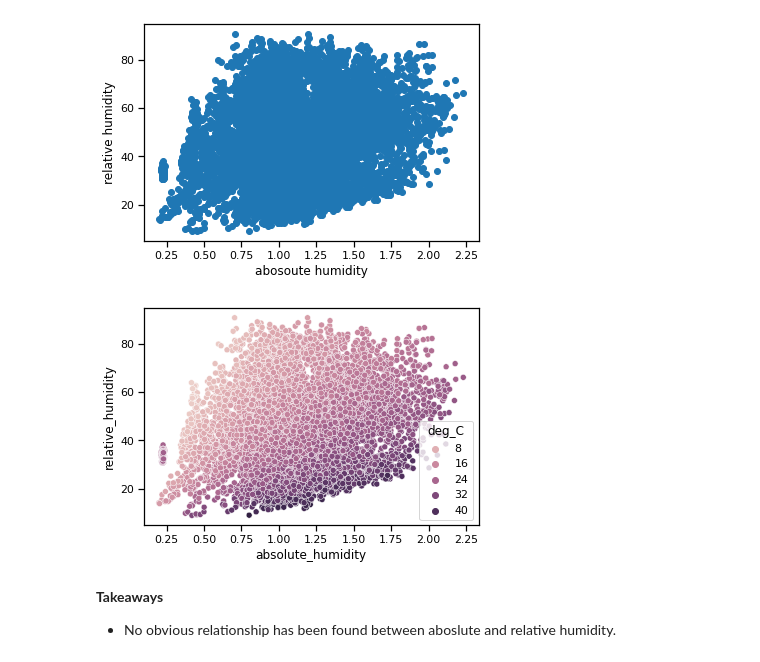
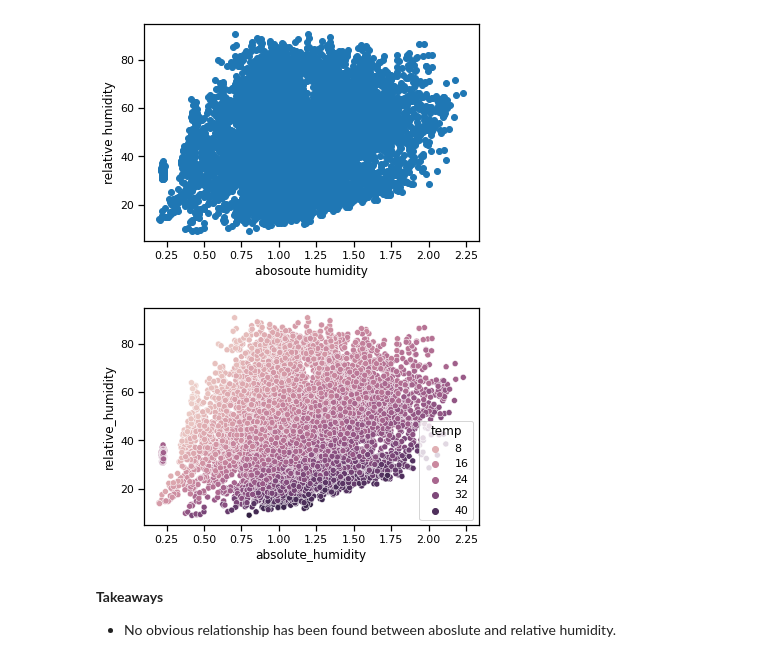
Before and after one commit to Yongliang-Shi/predicting-air-pollution, a Jupyter notebook: MVP.ipynb, the cells around one changed output. Drawn from its saved outputs; the diff is of its cells as text; code cells hidden in the pictures.

```diff
--- a/MVP.ipynb
+++ b/MVP.ipynb
@@ -216,10 +216,10 @@ plt.show()
 # %% [output]
 [figure]
 # %%
-sns.scatterplot(data=df, x='absolute_humidity', y='relative_humidity', hue='deg_C')
+sns.scatterplot(data=df, x='absolute_humidity', y='relative_humidity', hue='temp')
 plt.show()
 # %% [output]
-[figure, old version]
+[figure, new version]
 # %% [markdown]
 **Takeaways**
 - No obvious relationship has been found between aboslute and relative humidity.
```
Also changed, not shown: parts of 23 cells of this notebook.
